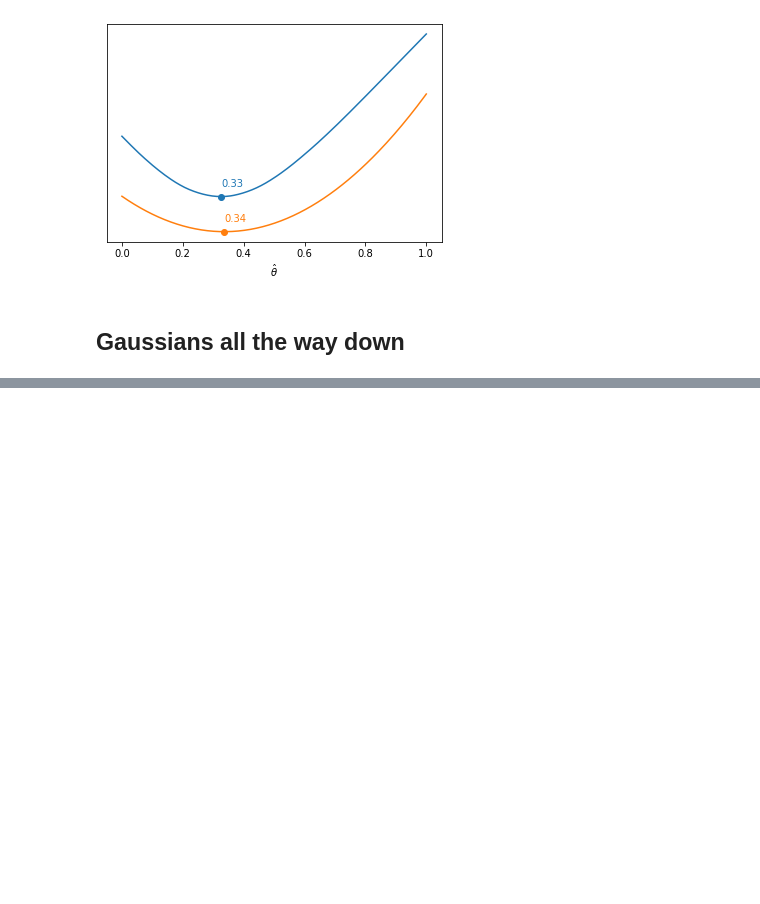
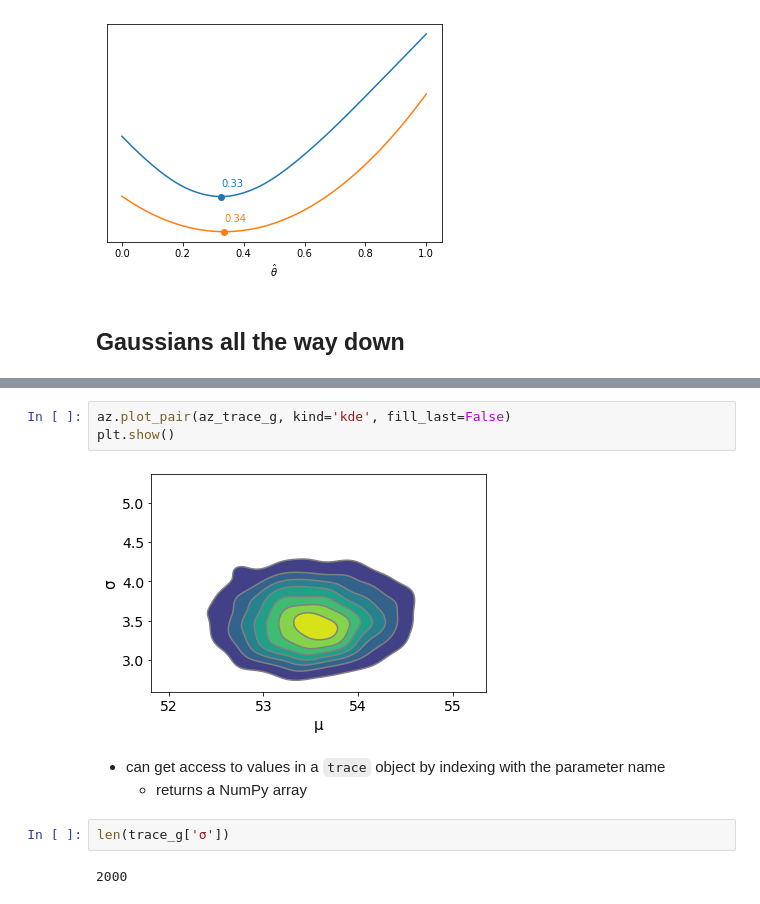
Before and after one commit to jhrcook/bayesian-analysis-with-python_e2, a Jupyter notebook: 02_programming-probabilistically.ipynb, the cells around one changed output, grey strips where cells are left out. Cells and saved outputs as stored; diff of their text form; blank space fills up the shorter version.

```diff
--- a/02_programming-probabilistically.ipynb
+++ b/02_programming-probabilistically.ipynb
@@ -158,0 +213,12 @@ for lossf, c in zip([lossf_a, lossf_b], ['C0', 'C1']):
+# %%
+az.plot_pair(az_trace_g, kind='kde', fill_last=False)
+plt.show()
+# %% [output]
+[figure, added]
+# %% [markdown]
+- can get access to values in a `trace` object by indexing with the parameter name
+    - returns a NumPy array
+# %%
+len(trace_g['σ'])
+# %% [output]
+2000
```
Also changed, not shown: parts of 46 cells of this notebook, 14 other files.
